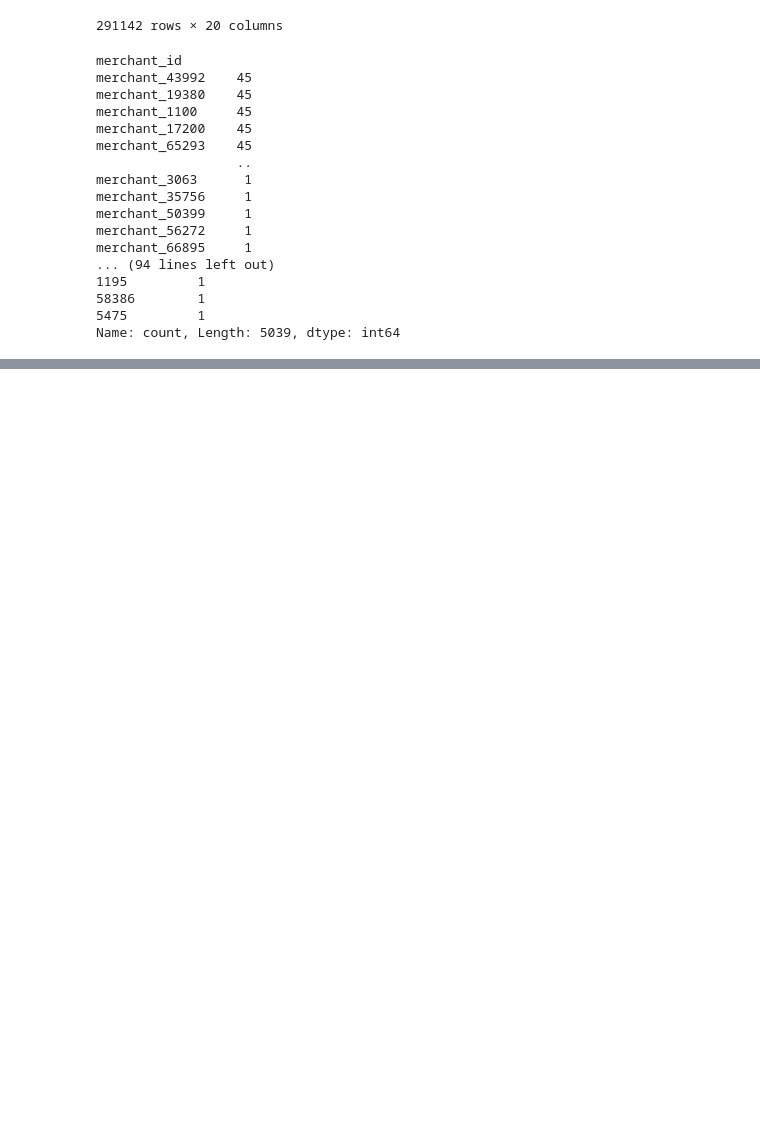
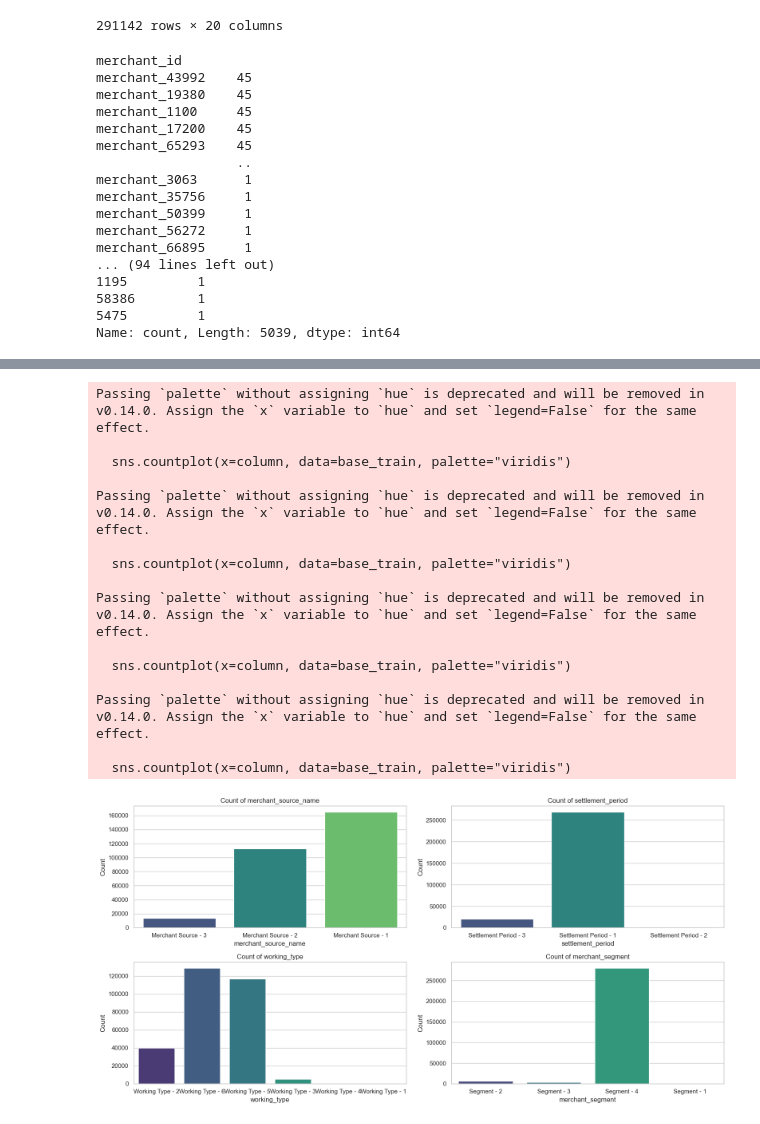
Before and after one commit to hakankorpe/2024, a Jupyter notebook: iyzico/iyzico.ipynb, the cells around one changed output, grey strips where cells are left out. Drawn from its saved outputs; the diff is of its cells as text; code cells hidden in the pictures; blank space fills up the shorter version.

```diff
--- a/iyzico/iyzico.ipynb
+++ b/iyzico/iyzico.ipynb
@@ -177,0 +326,39 @@ Name: count, Length: 5039, dtype: int64
+# %%
+sns.set(style="whitegrid")
+
+# Set the size of the plot
+plt.figure(figsize=(16, 8))
+
+# Specify the columns to plot
+columns_to_plot = ['merchant_source_name', 'settlement_period', 'working_type', 'merchant_segment']
+
+# Loop through each specified column and create count plots
+for i, column in enumerate(columns_to_plot):
+    plt.subplot(2, 2, i + 1)
+    sns.countplot(x=column, data=base_train, palette="viridis")
+    plt.title(f'Count of {column}')
+    plt.xlabel(column)
+    plt.ylabel('Count')
+
+# Adjust layout
+plt.tight_layout()
+
+# Show the plot
+plt.show()
+# %% [output]
+Passing `palette` without assigning `hue` is deprecated and will be removed in v0.14.0. Assign the `x` variable to `hue` and set `legend=False` for the same effect.
+
+  sns.countplot(x=column, data=base_train, palette="viridis")
+
+Passing `palette` without assigning `hue` is deprecated and will be removed in v0.14.0. Assign the `x` variable to `hue` and set `legend=False` for the same effect.
+
+  sns.countplot(x=column, data=base_train, palette="viridis")
+
+Passing `palette` without assigning `hue` is deprecated and will be removed in v0.14.0. Assign the `x` variable to `hue` and set `legend=False` for the same effect.
+
+  sns.countplot(x=column, data=base_train, palette="viridis")
+
+Passing `palette` without assigning `hue` is deprecated and will be removed in v0.14.0. Assign the `x` variable to `hue` and set `legend=False` for the same effect.
+
+  sns.countplot(x=column, data=base_train, palette="viridis")
+[figure, added]
```
Also changed, not shown: parts of 11 cells of this notebook, 3 other files.
